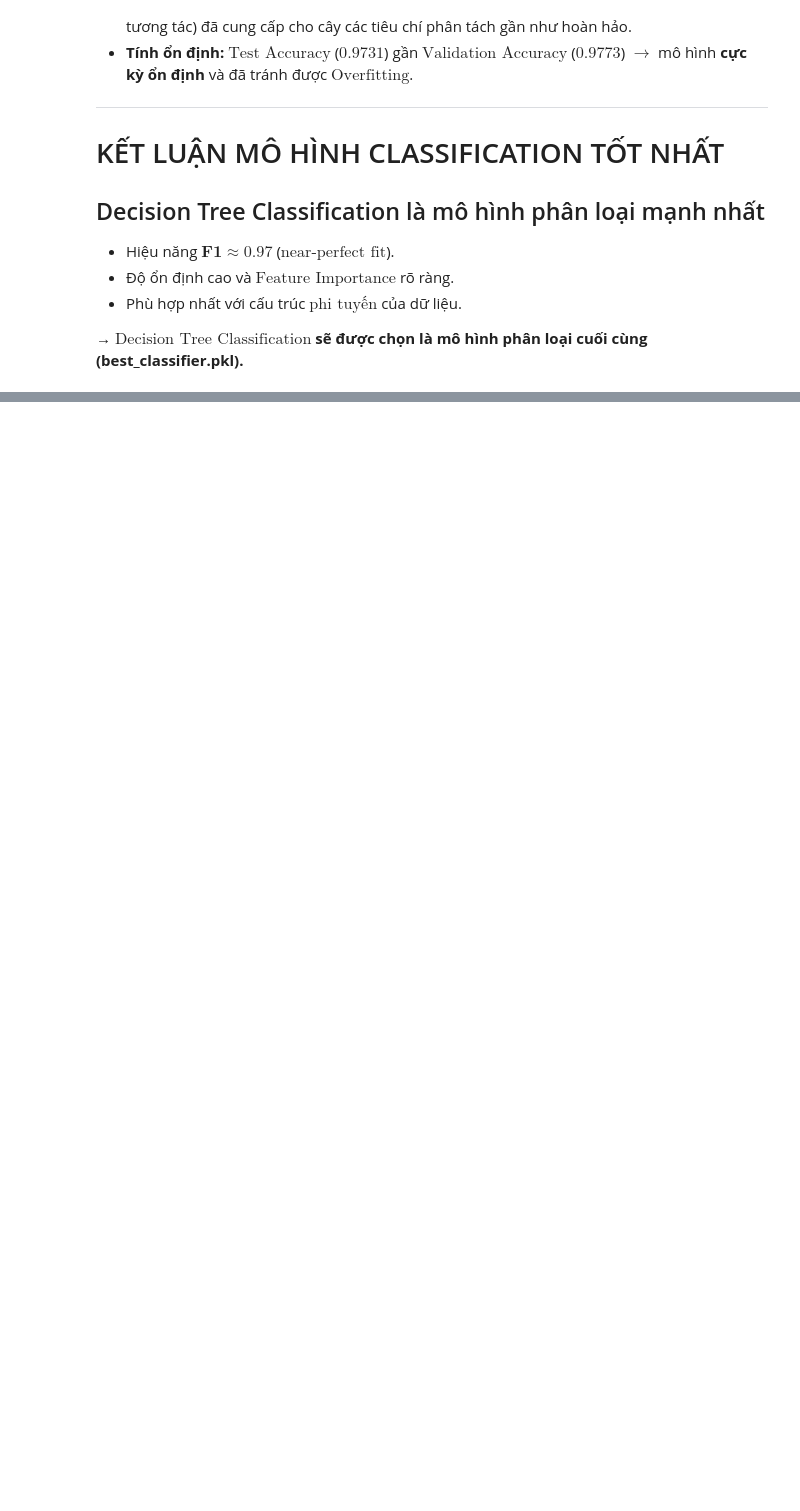
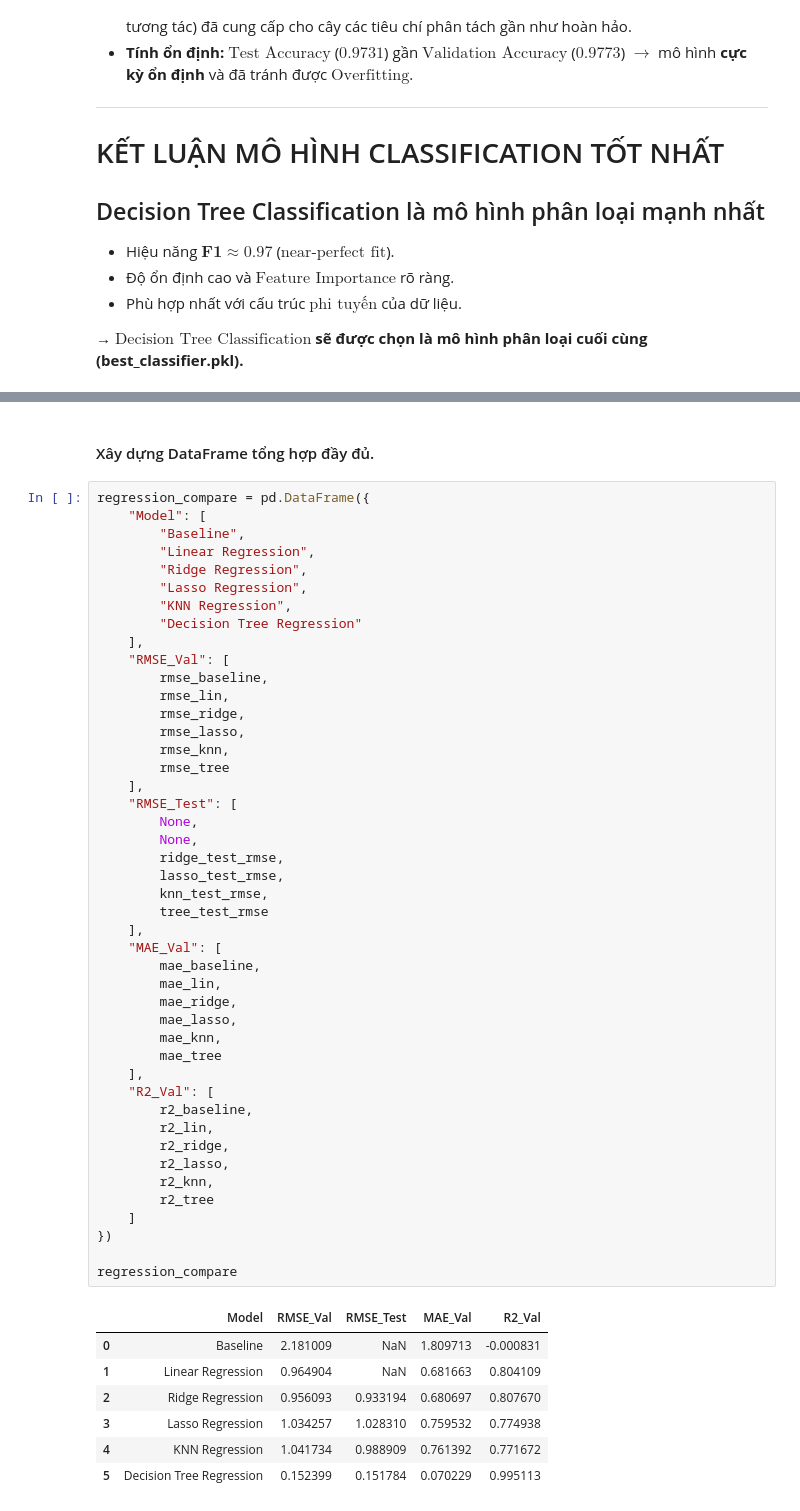
Before and after one commit to Spidermeoz/house-price-predict, a Jupyter notebook: notebooks/02_machine_learning.ipynb, the cells around one changed output, grey strips where cells are left out. Cells and saved outputs as stored; diff of their text form; blank space fills up the shorter version.

Commit message:
Done: Mục D: Model Comparison & Selection và Mục E: Cross-Validation & Xác thực mô hình

```diff
--- a/notebooks/02_machine_learning.ipynb
+++ b/notebooks/02_machine_learning.ipynb
@@ -2478,0 +2513,55 @@ Mô hình $\text{Decision Tree}$ cho phép diễn giải rõ ràng qua $\text{Fe
+# %% [markdown]
+#### Xây dựng DataFrame tổng hợp đầy đủ.
+# %%
+regression_compare = pd.DataFrame({
+    "Model": [
+        "Baseline",
+        "Linear Regression",
+        "Ridge Regression",
+        "Lasso Regression",
+        "KNN Regression",
+        "Decision Tree Regression"
+    ],
+    "RMSE_Val": [
+        rmse_baseline,
+        rmse_lin,
+        rmse_ridge,
+        rmse_lasso,
+        rmse_knn,
+        rmse_tree
+    ],
+    "RMSE_Test": [
+        None,
+        None,
+        ridge_test_rmse,
+        lasso_test_rmse,
+        knn_test_rmse,
+        tree_test_rmse
+    ],
+    "MAE_Val": [
+        mae_baseline,
+        mae_lin,
+        mae_ridge,
+        mae_lasso,
+        mae_knn,
+        mae_tree
+    ],
+    "R2_Val": [
+        r2_baseline,
+        r2_lin,
+        r2_ridge,
+        r2_lasso,
+        r2_knn,
+        r2_tree
+    ]
+})
+
+regression_compare
+# %% [output]
+|  | Model | RMSE_Val | RMSE_Test | MAE_Val | R2_Val |
+| 0 | Baseline | 2.181009 | NaN | 1.809713 | -0.000831 |
+| 1 | Linear Regression | 0.964904 | NaN | 0.681663 | 0.804109 |
+| 2 | Ridge Regression | 0.956093 | 0.933194 | 0.680697 | 0.807670 |
+| 3 | Lasso Regression | 1.034257 | 1.028310 | 0.759532 | 0.774938 |
+| 4 | KNN Regression | 1.041734 | 0.988909 | 0.761392 | 0.771672 |
+| 5 | Decision Tree Regression | 0.152399 | 0.151784 | 0.070229 | 0.995113 |
```
Also changed, not shown: parts of 40 cells of this notebook, 1 other file.
